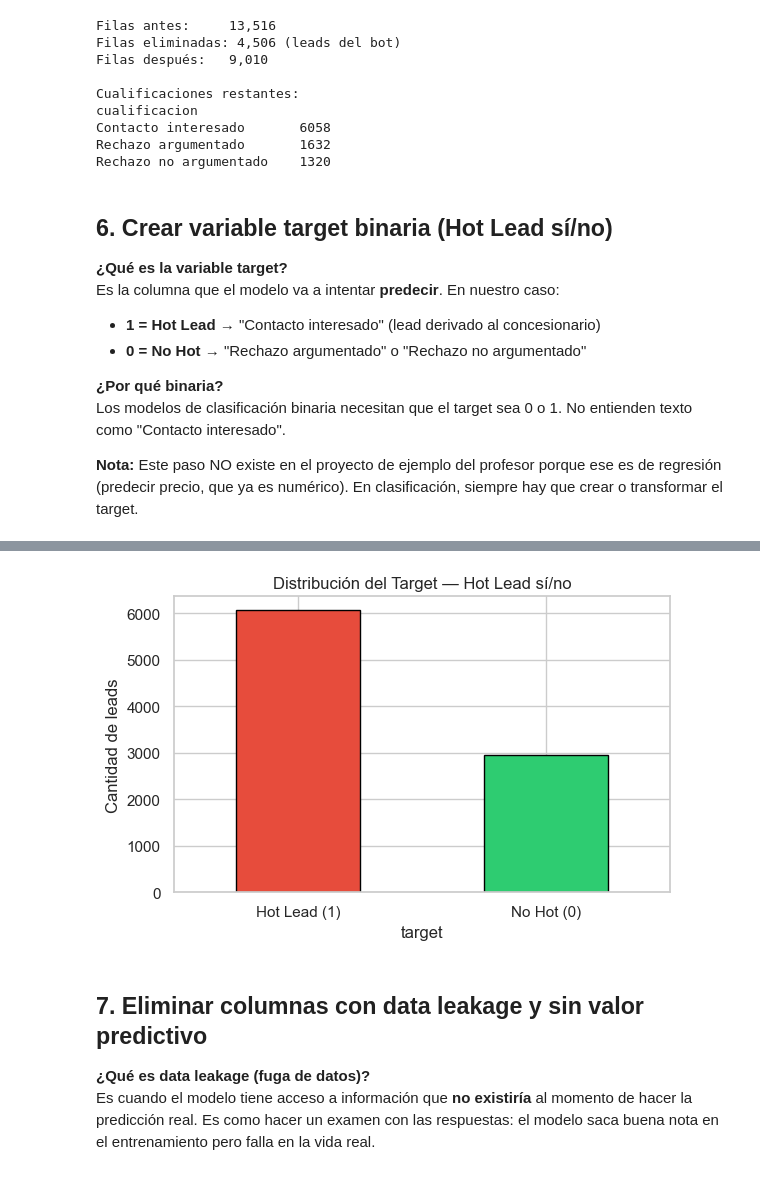
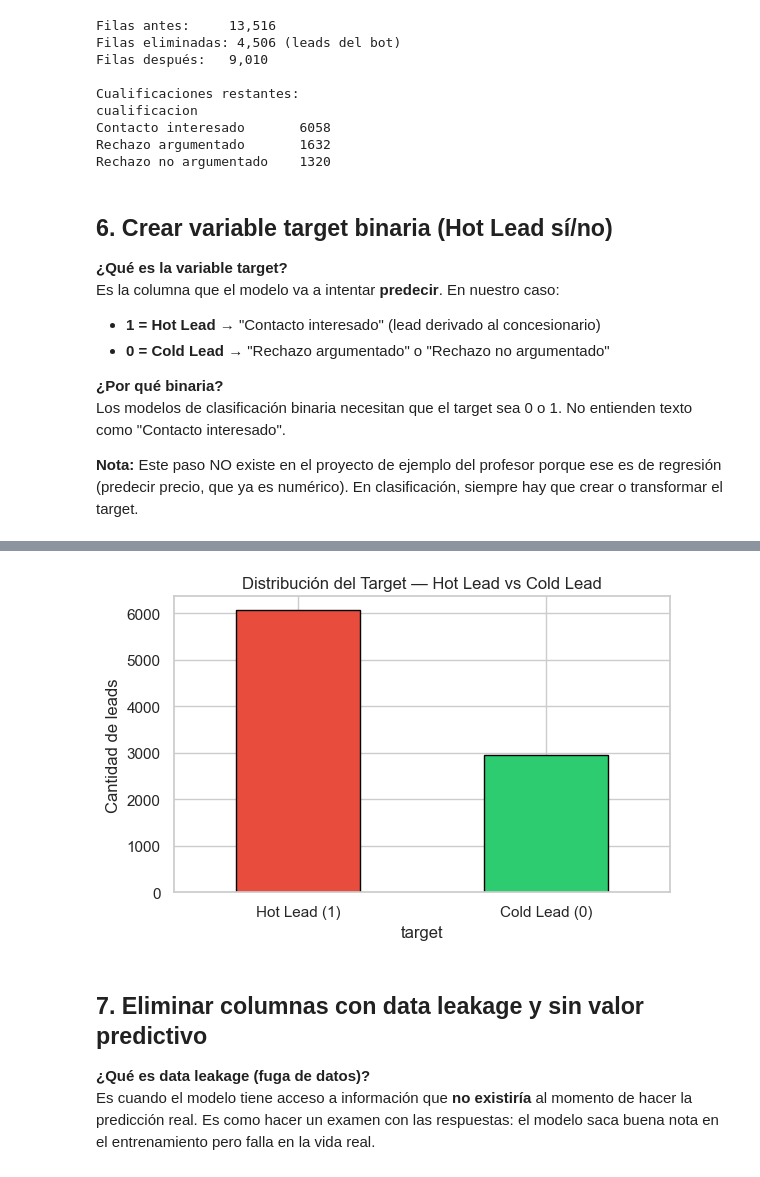
Before and after one commit to JocDLC/predictivo_ml_leads, a Jupyter notebook: notebooks/00_data_engineering.ipynb, the cells around one changed output, grey strips where cells are left out. Drawn from its saved outputs; the diff is of its cells as text; code cells hidden in the pictures.

Commit message:
fix: renombrar 'No Hot' a 'Cold Lead' en todo el notebook y plan

```diff
--- a/notebooks/00_data_engineering.ipynb
+++ b/notebooks/00_data_engineering.ipynb
@@ -246,7 +246,7 @@ Rechazo no argumentado    1320
 **¿Qué es la variable target?**
 Es la columna que el modelo va a intentar **predecir**. En nuestro caso:
 - **1 = Hot Lead** → "Contacto interesado" (lead derivado al concesionario)
-- **0 = No Hot** → "Rechazo argumentado" o "Rechazo no argumentado"
+- **0 = Cold Lead** → "Rechazo argumentado" o "Rechazo no argumentado"
 
 **¿Por qué binaria?**
 Los modelos de clasificación binaria necesitan que el target sea 0 o 1. No entienden texto como "Contacto interesado".
@@ -256,17 +256,17 @@ Los modelos de clasificación binaria necesitan que el target sea 0 o 1. No enti
 df["target"] = (df["cualificacion"] == "Contacto interesado").astype(int)
 
 hot_leads = df["target"].sum()
-no_hot = len(df) - hot_leads
+cold_leads = len(df) - hot_leads
 
 print("=== DISTRIBUCIÓN DEL TARGET ===\n")
-print(f"  1 (Hot Lead):  {hot_leads:,} ({hot_leads/len(df)*100:.1f}%)")
-print(f"  0 (No Hot):    {no_hot:,} ({no_hot/len(df)*100:.1f}%)")
-print(f"  Total:         {len(df):,}")
+print(f"  1 (Hot Lead):   {hot_leads:,} ({hot_leads/len(df)*100:.1f}%)")
+print(f"  0 (Cold Lead):  {cold_leads:,} ({cold_leads/len(df)*100:.1f}%)")
+print(f"  Total:          {len(df):,}")
 
 plt.figure(figsize=(6, 4))
 df["target"].value_counts().plot(kind="bar", color=["#e74c3c", "#2ecc71"], edgecolor="black")
-plt.xticks([0, 1], ["Hot Lead (1)", "No Hot (0)"], rotation=0)
-plt.title("Distribución del Target — Hot Lead sí/no")
+plt.xticks([0, 1], ["Hot Lead (1)", "Cold Lead (0)"], rotation=0)
+plt.title("Distribución del Target — Hot Lead vs Cold Lead")
 plt.ylabel("Cantidad de leads")
 plt.tight_layout()
 plt.show()
@@ -279,4 +279,4 @@ plt.show()
-[figure, old version]
+[figure, new version]
 # %% [markdown]
 ## 7. Eliminar columnas con data leakage y sin valor predictivo
 
```
Also changed, not shown: parts of 2 cells of this notebook, 1 other file.
